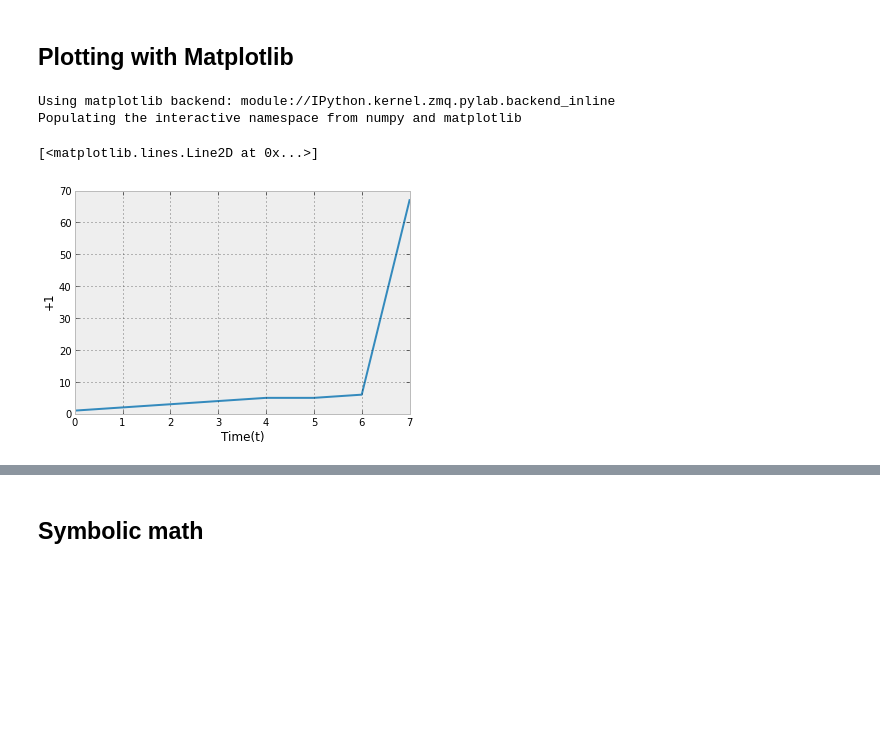
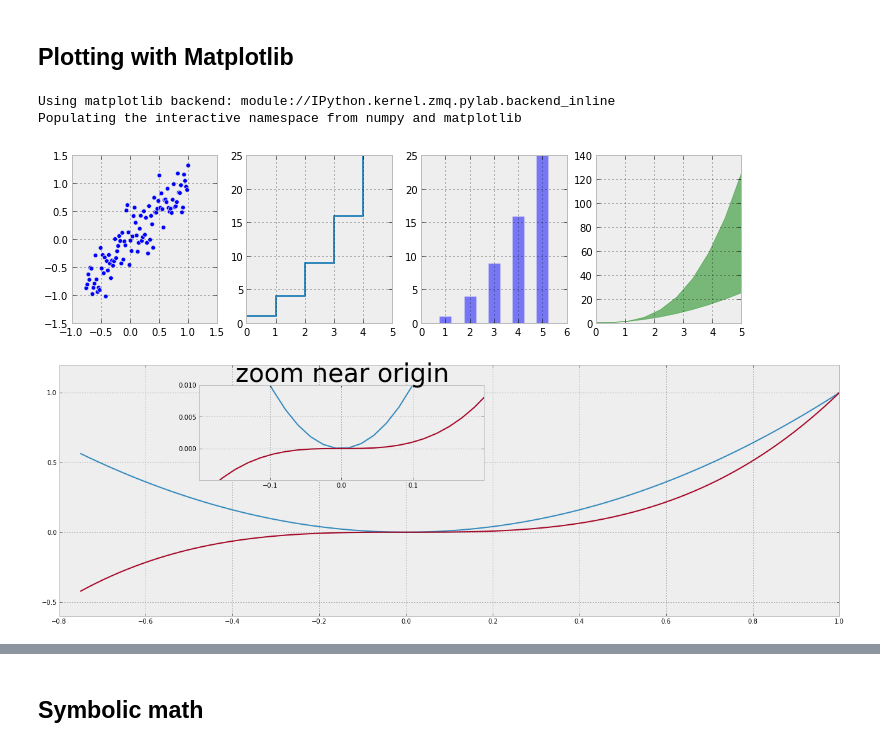
Before and after one commit to Tooblippe/IPython-Jupyter-Talk-to-Pyconza-2013, a Jupyter notebook: src/pycon13_ipython.ipynb, the cells around one changed output, grey strips where cells are left out. Drawn from its saved outputs; the diff is of its cells as text; code cells hidden in the pictures; blank space fills up the shorter version.

```diff
--- a/src/pycon13_ipython.ipynb
+++ b/src/pycon13_ipython.ipynb
@@ -249,13 +322,44 @@ YouTubeVideo('iwVvqwLDsJo', width=200, height=200)
 [interactive output not drawn]
 # %% [markdown]
 ## Plotting with Matplotlib
-# %%
-%pylab
-xlabel('Time(t)')
-ylabel('+1')
-plot([1,2,3,4,5,5,6,67])
-# %% [output]
-Using matplotlib backend: module://IPython.kernel.zmq.pylab.backend_inline
-Populating the interactive namespace from numpy and matplotlib
-[<matplotlib.lines.Line2D at 0x...>]
-[figure, removed]
+# %%
+%pylab --no-import-all
+n = array([0,1,2,3,4,5])
+xx = np.linspace(-0.75, 1., 100)
+x = linspace(0, 5, 10)
+y = x ** 2
+fig, axes = plt.subplots(1, 4, figsize=(12,3))
+
+axes[0].scatter(xx, xx + 0.25*randn(len(xx)))
+
+axes[1].step(n, n**2, lw=2)
+
+axes[2].bar(n, n**2, align="center", width=0.5, alpha=0.5)
+
+axes[3].fill_between(x, x**2, x**3, color="green", alpha=0.5);
+# %% [output]
+Using matplotlib backend: module://IPython.kernel.zmq.pylab.backend_inline
+Populating the interactive namespace from numpy and matplotlib
+[figure, added]
+# %%
+figsize(18, 6)
+fig, ax = plt.subplots()
+
+ax.plot(xx, xx**2, xx, xx**3)
+fig.tight_layout()
+
+# inset
+inset_ax = fig.add_axes([0.2, 0.55, 0.35, 0.35]) # X, Y, width, height
+
+inset_ax.plot(xx, xx**2, xx, xx**3)
+inset_ax.set_title('zoom near origin',fontsize=40)
+
+# set axis range
+inset_ax.set_xlim(-.2, .2)
+inset_ax.set_ylim(-.005, .01)
+
+# set axis tick locations
+inset_ax.set_yticks([0, 0.005, 0.01])
+inset_ax.set_xticks([-0.1,0,.1]);
+# %% [output]
+[figure, added]
```
Also changed, not shown: parts of 29 cells of this notebook, 3 other files.
